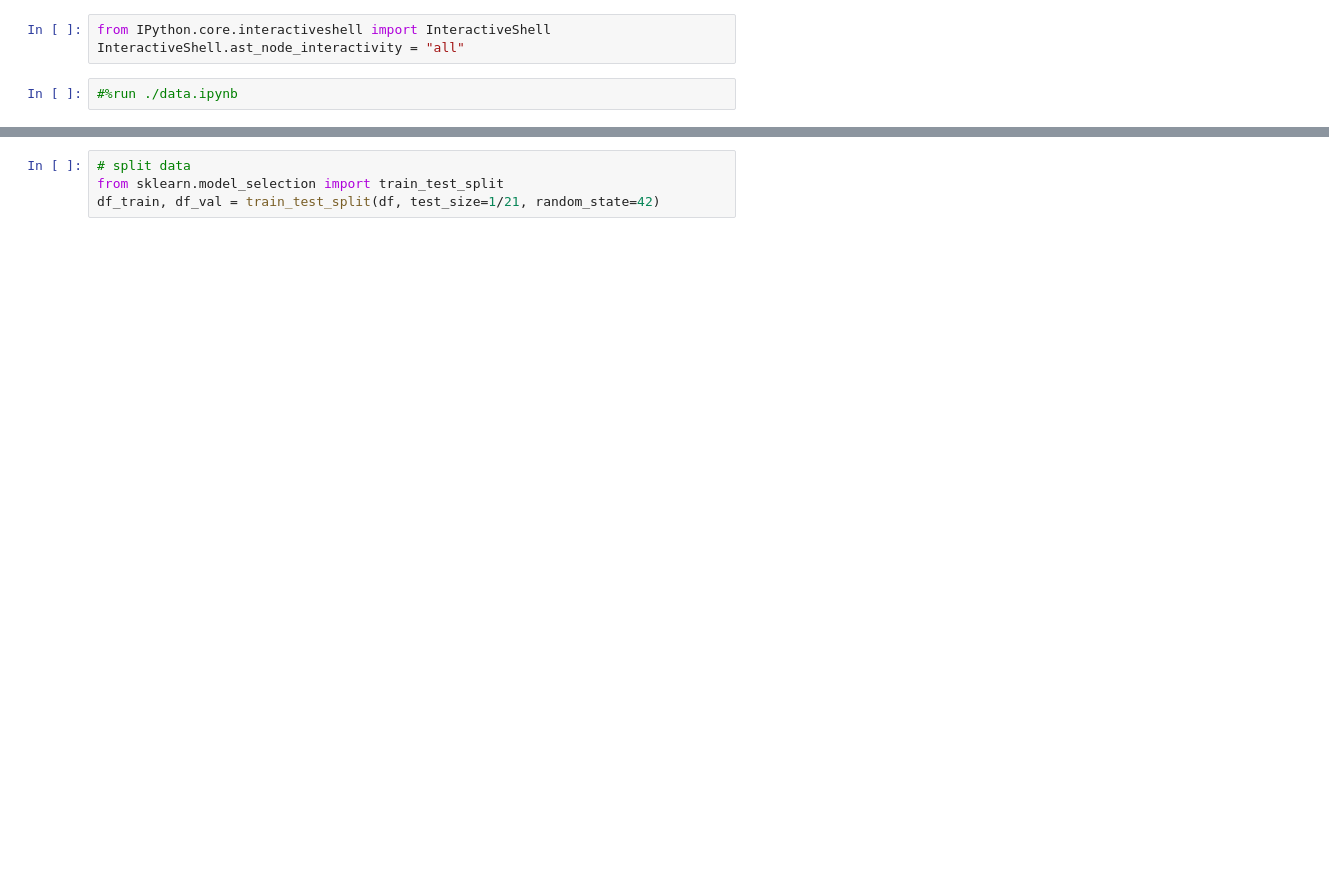
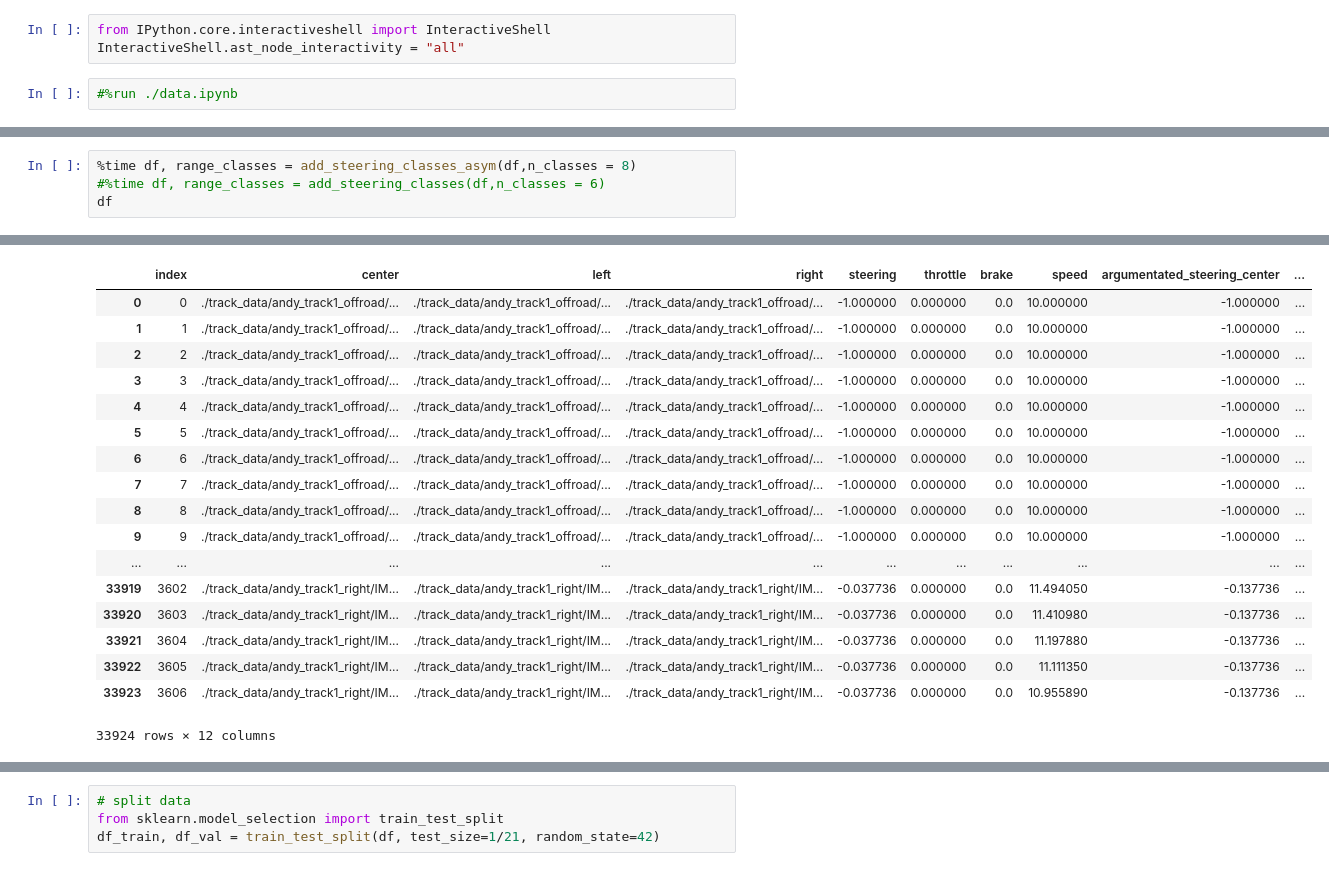
Before and after one commit to AndysDeepAbstractions/CarND-Behavioral-Cloning-P3, a Jupyter notebook: clone.ipynb, the cells around one changed output, grey strips where cells are left out. Saved outputs shown, nothing was run; the diff lists cells and outputs as text; blank space fills up the shorter version.

```diff
--- a/clone.ipynb
+++ b/clone.ipynb
@@ -111,0 +109,5 @@ Wall time: 41.9 s
+# %%
+%time df, range_classes = add_steering_classes_asym(df,n_classes = 8)
+#%time df, range_classes = add_steering_classes(df,n_classes = 6)
+df
+# %% [output]
@@ -112,3 +115,21 @@ Wall time: 41.9 s
+|  | index | center | left | right | steering | throttle | brake | speed | argumentated_steering_center | ... |
+| 0 | 0 | ./track_data/andy_track1_offroad/... | ./track_data/andy_track1_offroad/... | ./track_data/andy_track1_offroad/... | -1.000000 | 0.000000 | 0.0 | 10.000000 | -1.000000 | ... |
+| 1 | 1 | ./track_data/andy_track1_offroad/... | ./track_data/andy_track1_offroad/... | ./track_data/andy_track1_offroad/... | -1.000000 | 0.000000 | 0.0 | 10.000000 | -1.000000 | ... |
+| 2 | 2 | ./track_data/andy_track1_offroad/... | ./track_data/andy_track1_offroad/... | ./track_data/andy_track1_offroad/... | -1.000000 | 0.000000 | 0.0 | 10.000000 | -1.000000 | ... |
+| 3 | 3 | ./track_data/andy_track1_offroad/... | ./track_data/andy_track1_offroad/... | ./track_data/andy_track1_offroad/... | -1.000000 | 0.000000 | 0.0 | 10.000000 | -1.000000 | ... |
+| 4 | 4 | ./track_data/andy_track1_offroad/... | ./track_data/andy_track1_offroad/... | ./track_data/andy_track1_offroad/... | -1.000000 | 0.000000 | 0.0 | 10.000000 | -1.000000 | ... |
+| 5 | 5 | ./track_data/andy_track1_offroad/... | ./track_data/andy_track1_offroad/... | ./track_data/andy_track1_offroad/... | -1.000000 | 0.000000 | 0.0 | 10.000000 | -1.000000 | ... |
+| 6 | 6 | ./track_data/andy_track1_offroad/... | ./track_data/andy_track1_offroad/... | ./track_data/andy_track1_offroad/... | -1.000000 | 0.000000 | 0.0 | 10.000000 | -1.000000 | ... |
+| 7 | 7 | ./track_data/andy_track1_offroad/... | ./track_data/andy_track1_offroad/... | ./track_data/andy_track1_offroad/... | -1.000000 | 0.000000 | 0.0 | 10.000000 | -1.000000 | ... |
+| 8 | 8 | ./track_data/andy_track1_offroad/... | ./track_data/andy_track1_offroad/... | ./track_data/andy_track1_offroad/... | -1.000000 | 0.000000 | 0.0 | 10.000000 | -1.000000 | ... |
+| 9 | 9 | ./track_data/andy_track1_offroad/... | ./track_data/andy_track1_offroad/... | ./track_data/andy_track1_offroad/... | -1.000000 | 0.000000 | 0.0 | 10.000000 | -1.000000 | ... |
+| ... | ... | ... | ... | ... | ... | ... | ... | ... | ... | ... |
+| 33919 | 3602 | ./track_data/andy_track1_right/IM... | ./track_data/andy_track1_right/IM... | ./track_data/andy_track1_right/IM... | -0.037736 | 0.000000 | 0.0 | 11.494050 | -0.137736 | ... |
+| 33920 | 3603 | ./track_data/andy_track1_right/IM... | ./track_data/andy_track1_right/IM... | ./track_data/andy_track1_right/IM... | -0.037736 | 0.000000 | 0.0 | 11.410980 | -0.137736 | ... |
+| 33921 | 3604 | ./track_data/andy_track1_right/IM... | ./track_data/andy_track1_right/IM... | ./track_data/andy_track1_right/IM... | -0.037736 | 0.000000 | 0.0 | 11.197880 | -0.137736 | ... |
+| 33922 | 3605 | ./track_data/andy_track1_right/IM... | ./track_data/andy_track1_right/IM... | ./track_data/andy_track1_right/IM... | -0.037736 | 0.000000 | 0.0 | 11.111350 | -0.137736 | ... |
+| 33923 | 3606 | ./track_data/andy_track1_right/IM... | ./track_data/andy_track1_right/IM... | ./track_data/andy_track1_right/IM... | -0.037736 | 0.000000 | 0.0 | 10.955890 | -0.137736 | ... |
+33924 rows × 12 columns
 # %%
 plt.plot(sorted(df['classes'].values));
 plt.show()
```
Also changed, not shown: parts of 7 cells of this notebook, 7 other files.
